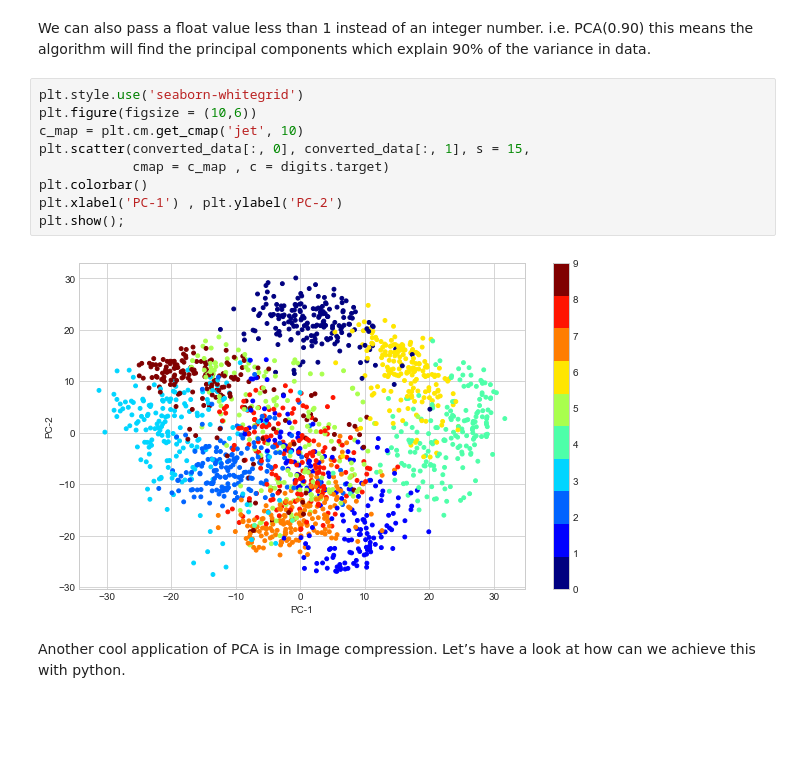
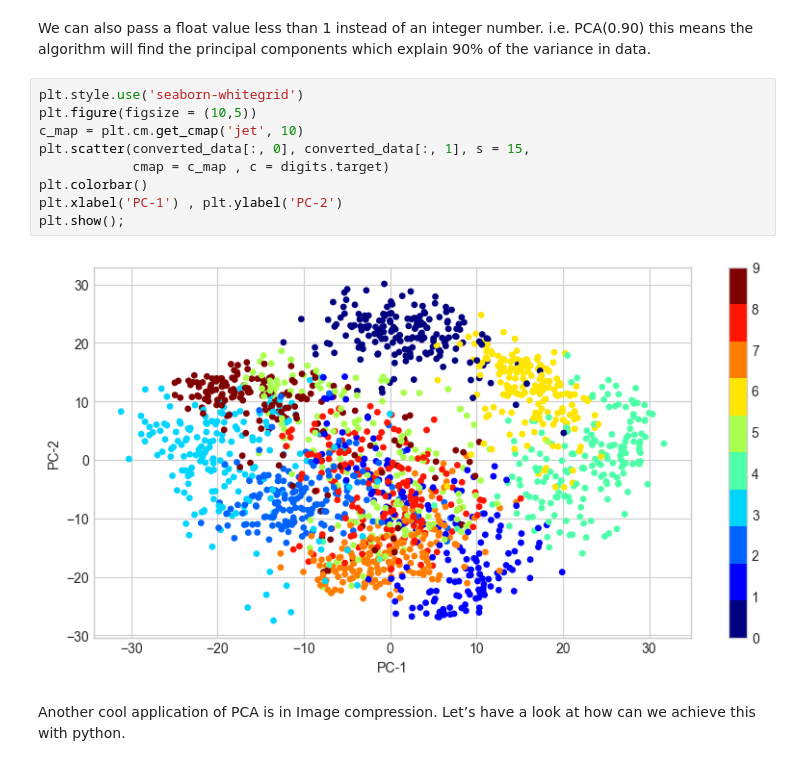
Before and after one commit to angelrodnah/2309_dsft_thebridge, a Jupyter notebook: 3-Machine_Learning/2-No_Supervisado/2-PCA/Teoria/2_Compress_image.ipynb, the cells around one changed output. Saved outputs shown, nothing was run; the diff lists cells and outputs as text; blank space fills up the shorter version.

```diff
--- a/3-Machine_Learning/2-No_Supervisado/2-PCA/Teoria/2_Compress_image.ipynb
+++ b/3-Machine_Learning/2-No_Supervisado/2-PCA/Teoria/2_Compress_image.ipynb
@@ -61,15 +61,15 @@ converted_data.shape
 We can also pass a float value less than 1 instead of an integer number. i.e. PCA(0.90) this means the algorithm will find the principal components which explain 90% of the variance in data.
 # %%
 plt.style.use('seaborn-whitegrid')
-plt.figure(figsize = (10,6))
+plt.figure(figsize = (10,5))
 c_map = plt.cm.get_cmap('jet', 10)
 plt.scatter(converted_data[:, 0], converted_data[:, 1], s = 15,
             cmap = c_map , c = digits.target)
 plt.colorbar()
 plt.xlabel('PC-1') , plt.ylabel('PC-2')
 plt.show();
 # %% [output]
-[figure, old version]
+[figure, new version]
 # %% [markdown]
 Another cool application of PCA is in Image compression. Let’s have a look at how can we achieve this with python.
 # %%
```
Also changed, not shown: parts of 8 cells of this notebook, 2 other files.
